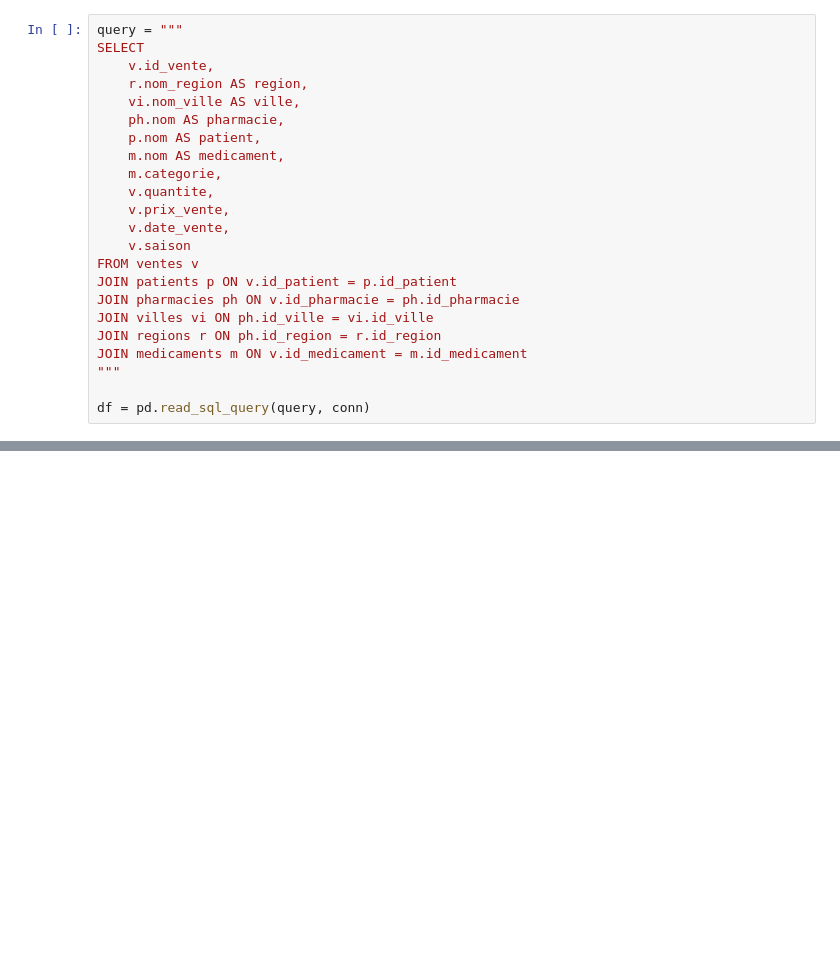
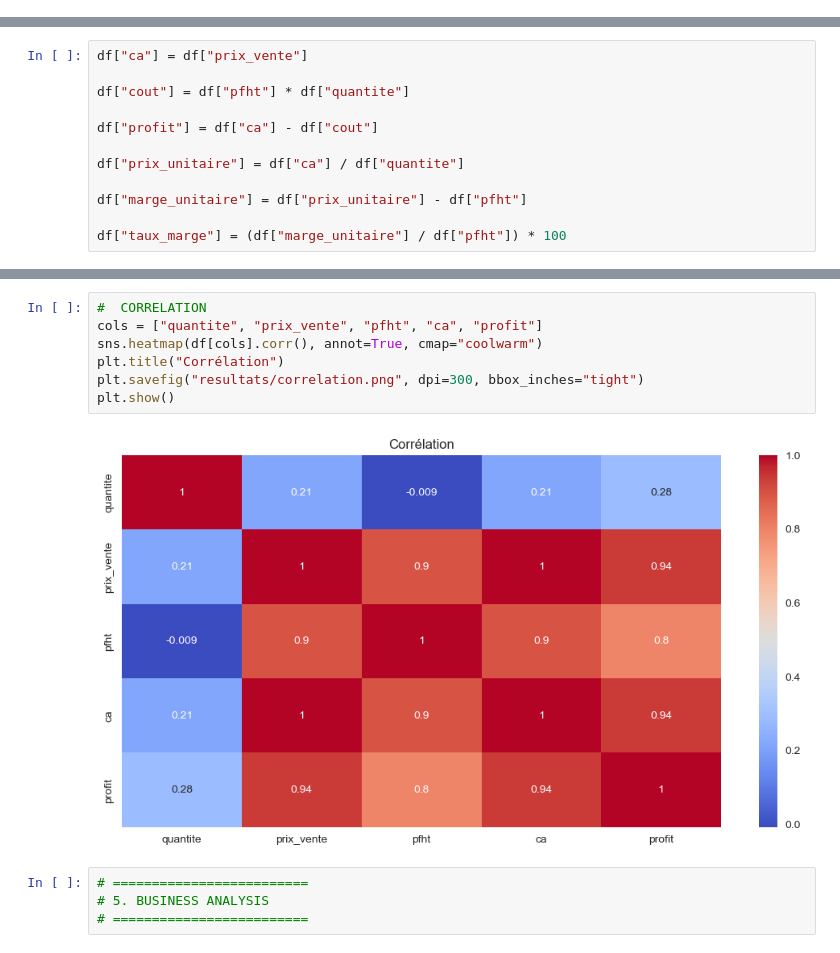
Before and after one commit to morghi5hajar-cmd/PFA, a Jupyter notebook: notebook/eda.ipynb, the cells around one changed output, grey strips where cells are left out. Saved outputs shown, nothing was run; the diff lists cells and outputs as text; blank space fills up the shorter version.

```diff
--- a/notebook/eda.ipynb
+++ b/notebook/eda.ipynb
@@ -12,23 +59,0 @@ OperationalError: unable to open database file
-# %%
-query = """
-SELECT
-    v.id_vente,
-    r.nom_region AS region,
-    vi.nom_ville AS ville,
-    ph.nom AS pharmacie,
-    p.nom AS patient,
-    m.nom AS medicament,
-    m.categorie,
-    v.quantite,
-    v.prix_vente,
-    v.date_vente,
-    v.saison
-FROM ventes v
-JOIN patients p ON v.id_patient = p.id_patient
-JOIN pharmacies ph ON v.id_pharmacie = ph.id_pharmacie
-JOIN villes vi ON ph.id_ville = vi.id_ville
-JOIN regions r ON ph.id_region = r.id_region
-JOIN medicaments m ON v.id_medicament = m.id_medicament
-"""
-
-df = pd.read_sql_query(query, conn)
@@ -34,0 +64,12 @@ df = pd.read_sql_query(query, conn)
+# %%
+df["ca"] = df["prix_vente"]
+
+df["cout"] = df["pfht"] * df["quantite"]
+
+df["profit"] = df["ca"] - df["cout"]
+
+df["prix_unitaire"] = df["ca"] / df["quantite"]
+
+df["marge_unitaire"] = df["prix_unitaire"] - df["pfht"]
+
+df["taux_marge"] = (df["marge_unitaire"] / df["pfht"]) * 100
@@ -34,0 +126,13 @@ df = pd.read_sql_query(query, conn)
+# %%
+#  CORRELATION
+cols = ["quantite", "prix_vente", "pfht", "ca", "profit"]
+sns.heatmap(df[cols].corr(), annot=True, cmap="coolwarm")
+plt.title("Corrélation")
+plt.savefig("resultats/correlation.png", dpi=300, bbox_inches="tight")
+plt.show()
+# %% [output]
+[figure, added]
+# %%
+# =========================
+# 5. BUSINESS ANALYSIS
+# =========================
```
Also changed, not shown: parts of 36 cells of this notebook, 49 other files.
